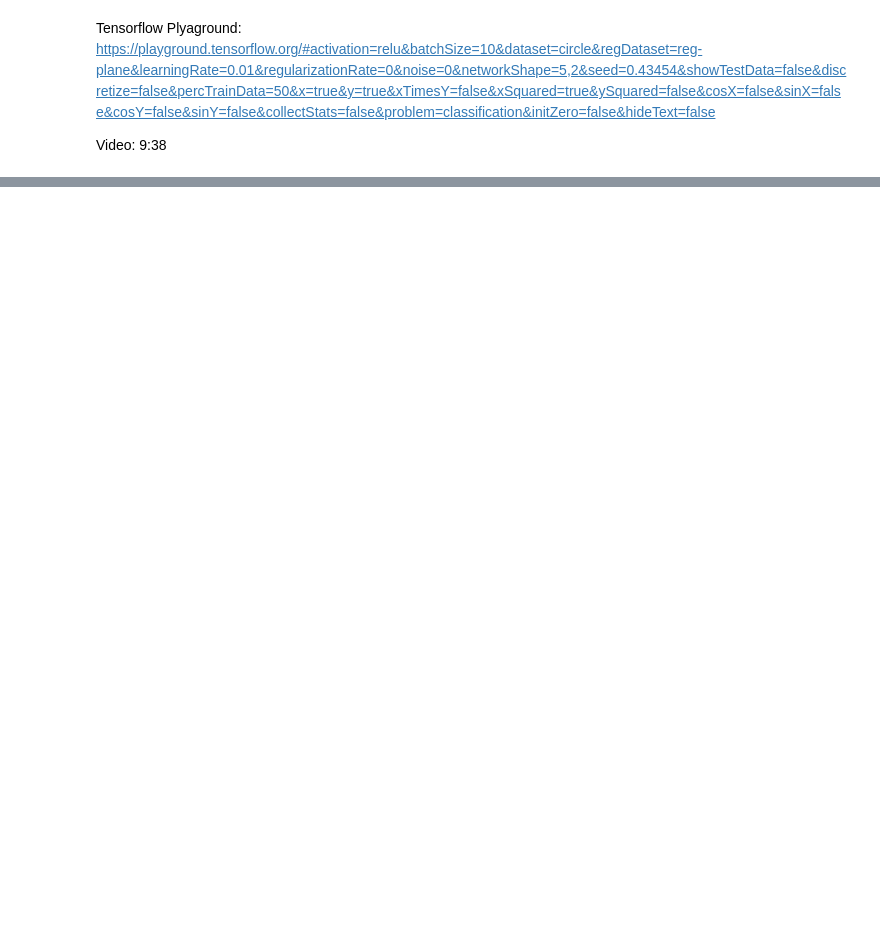
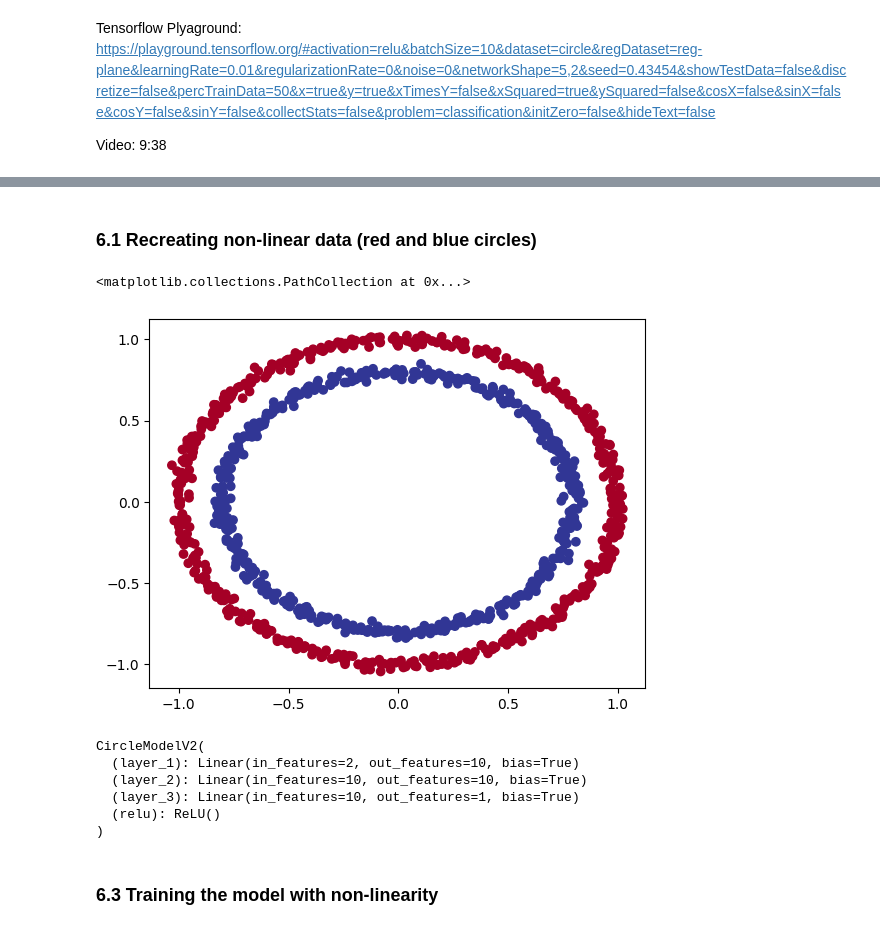
Before and after one commit to alimdneaz/dl_pytorch, a Jupyter notebook: 02_pytorch_classification.ipynb, the cells around one changed output, grey strips where cells are left out. Cells and saved outputs as stored; diff of their text form; code cells hidden in the pictures; blank space fills up the shorter version.

```diff
--- a/02_pytorch_classification.ipynb
+++ b/02_pytorch_classification.ipynb
@@ -190,0 +627,17 @@ Video: 9:38
+# %% [markdown]
+### 6.1 Recreating non-linear data (red and blue circles)
+# %%
+# make and plot data
+import sklearn
+import matplotlib.pyplot as plt
+from sklearn.datasets import make_circles
+
+n_sample = 1000
+X, y = make_circles(n_sample,
+                    noise = 0.02,
+                    random_state = 42)
+
+plt.scatter(X[:, 0], X[:,1], c= y, cmap = plt.cm.RdYlBu)
+# %% [output]
+<matplotlib.collections.PathCollection at 0x...>
+[figure, added]
@@ -190,0 +672,9 @@ Video: 9:38
+# %%
+model_3
+# %% [output]
+CircleModelV2(
+  (layer_1): Linear(in_features=2, out_features=10, bias=True)
+  (layer_2): Linear(in_features=10, out_features=10, bias=True)
+  (layer_3): Linear(in_features=10, out_features=1, bias=True)
+  (relu): ReLU()
+)
@@ -190,0 +686,2 @@ Video: 9:38
+# %% [markdown]
+### 6.3 Training the model with non-linearity
```
Also changed, not shown: parts of 75 cells of this notebook.
